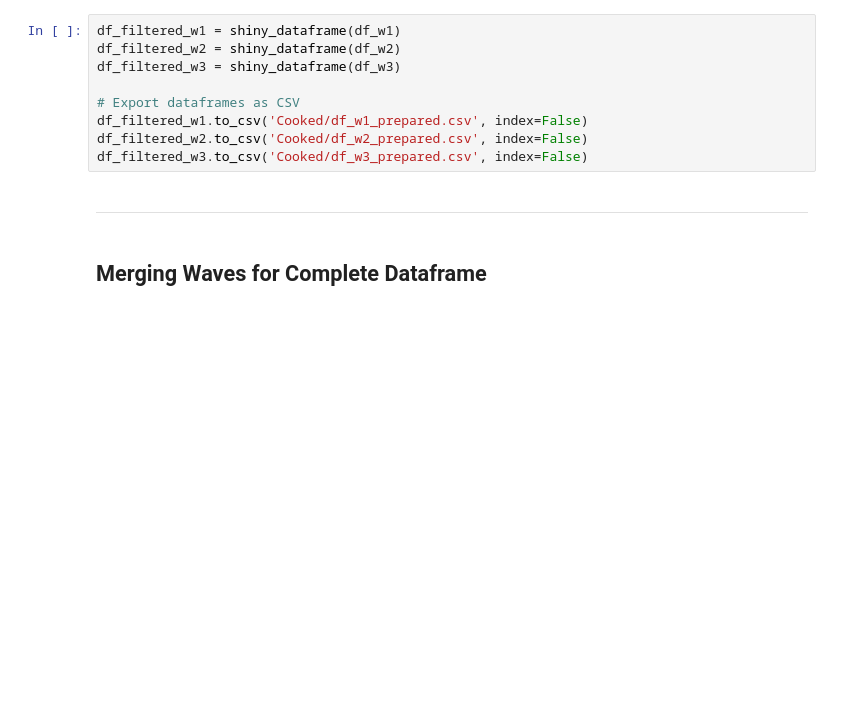
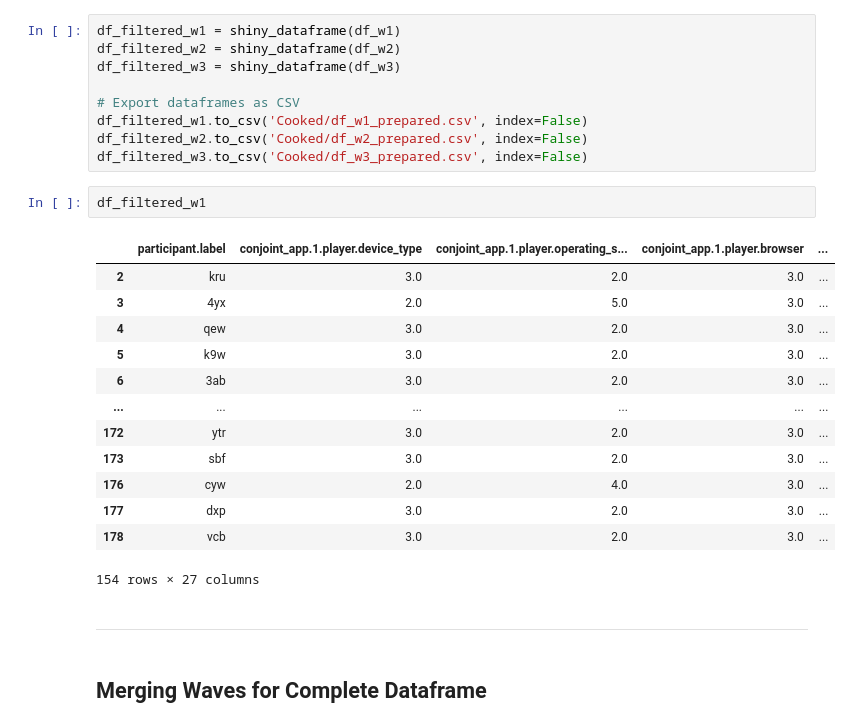
Before and after one commit to LS-Shikano/StudentSurvey, a Jupyter notebook: data_WS2425/SS_DataPipe.ipynb, the cells around one changed output. Saved outputs shown, nothing was run; the diff lists cells and outputs as text; blank space fills up the shorter version.

```diff
--- a/data_WS2425/SS_DataPipe.ipynb
+++ b/data_WS2425/SS_DataPipe.ipynb
@@ -265,6 +356,22 @@ df_filtered_w3 = shiny_dataframe(df_w3)
 df_filtered_w1.to_csv('Cooked/df_w1_prepared.csv', index=False)
 df_filtered_w2.to_csv('Cooked/df_w2_prepared.csv', index=False)
 df_filtered_w3.to_csv('Cooked/df_w3_prepared.csv', index=False)
+# %%
+df_filtered_w1
+# %% [output]
+|  | participant.label | conjoint_app.1.player.device_type | conjoint_app.1.player.operating_s... | conjoint_app.1.player.browser | ... |
+| 2 | kru | 3.0 | 2.0 | 3.0 | ... |
+| 3 | 4yx | 2.0 | 5.0 | 3.0 | ... |
+| 4 | qew | 3.0 | 2.0 | 3.0 | ... |
+| 5 | k9w | 3.0 | 2.0 | 3.0 | ... |
+| 6 | 3ab | 3.0 | 2.0 | 3.0 | ... |
+| ... | ... | ... | ... | ... | ... |
+| 172 | ytr | 3.0 | 2.0 | 3.0 | ... |
+| 173 | sbf | 3.0 | 2.0 | 3.0 | ... |
+| 176 | cyw | 2.0 | 4.0 | 3.0 | ... |
+| 177 | dxp | 3.0 | 2.0 | 3.0 | ... |
+| 178 | vcb | 3.0 | 2.0 | 3.0 | ... |
+154 rows × 27 columns
 # %% [markdown]
 ***
 # %% [markdown]
```
Also changed, not shown: parts of 24 cells of this notebook, 18 other files.
